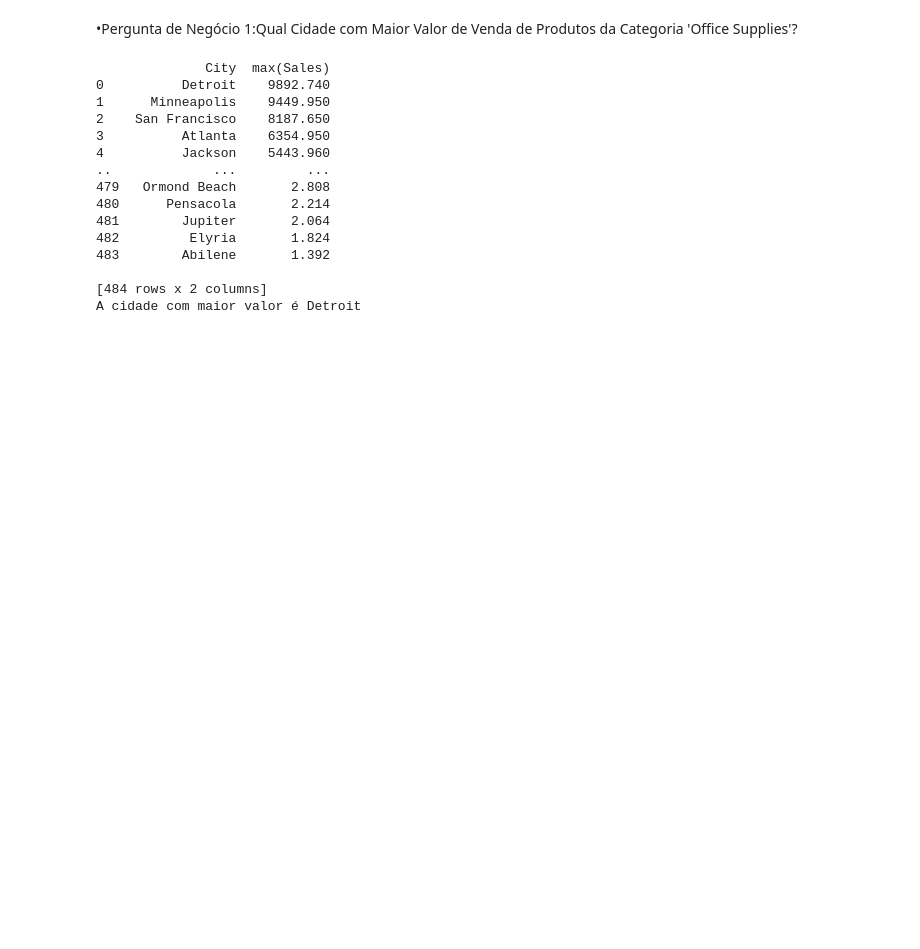
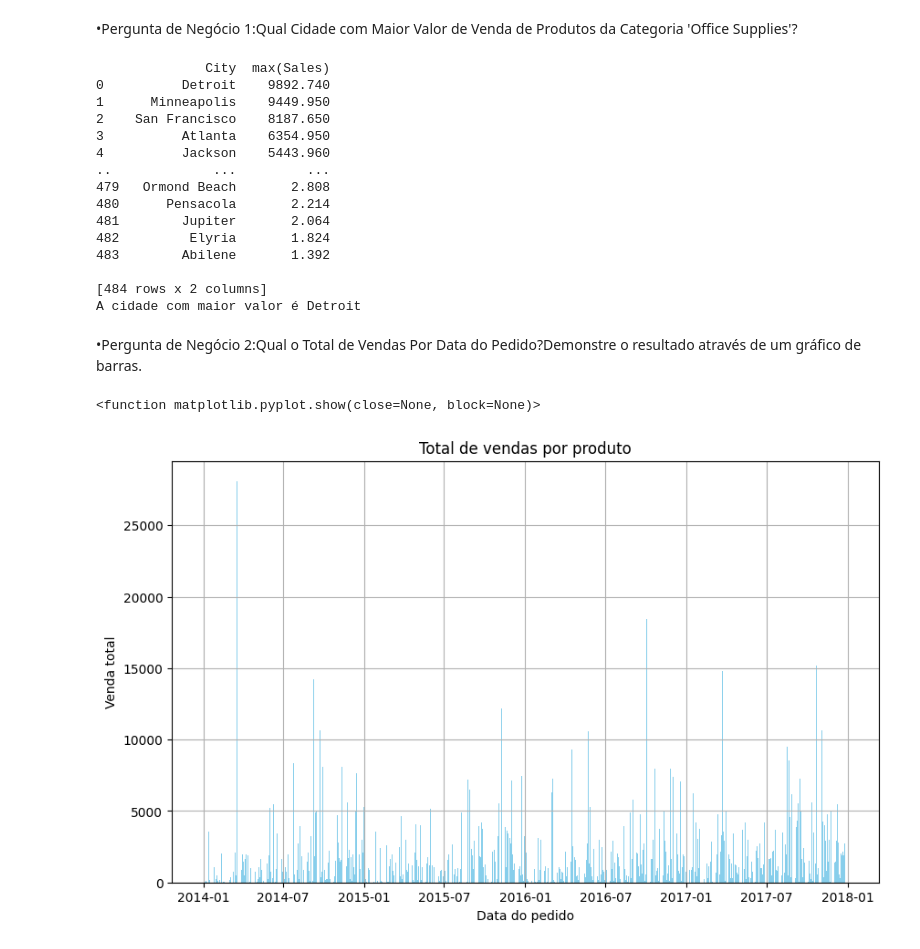
Before and after one commit to gustavoofarias/Fundamentos-de-Linguagem-Python-Para-An-lise-de-Dados-e-Data-Science, a Jupyter notebook: Projeto2.ipynb, the cells around one changed output. Cells and saved outputs as stored; diff of their text form; code cells hidden in the pictures; blank space fills up the shorter version.

```diff
--- a/Projeto2.ipynb
+++ b/Projeto2.ipynb
@@ -75,3 +75,32 @@ print("A cidade com maior valor é Detroit")
 
 [484 rows x 2 columns]
 A cidade com maior valor é Detroit
+# %% [markdown]
+•Pergunta de Negócio 2:Qual o Total de Vendas Por Data do Pedido?Demonstre o resultado através de um gráfico de barras.
+# %%
+# Consulta
+query2 = "SELECT [Order Date], SUM(Sales) as TotalSales FROM tabela_excel GROUP BY [Order Date] "
+# Executar a Consulta SQL
+resultado2 = pd.read_sql_query(query2, conn)
+
+# Convertendo a coluna para o formato de datetime
+resultado2['Order Date'] = pd.to_datetime(resultado2['Order Date'])
+
+# Plotando o Gráfico
+
+plt.figure(figsize=(10,6))
+plt.bar(resultado2['Order Date'], resultado2['TotalSales'], color= 'skyblue')
+
+# Colocando legenda e titulo
+
+plt.title('Total de vendas por produto')
+plt.xlabel('Data do pedido')
+plt.ylabel('Venda total')
+plt.grid()
+
+
+
+plt.show
+# %% [output]
+<function matplotlib.pyplot.show(close=None, block=None)>
+[figure, added]
```
